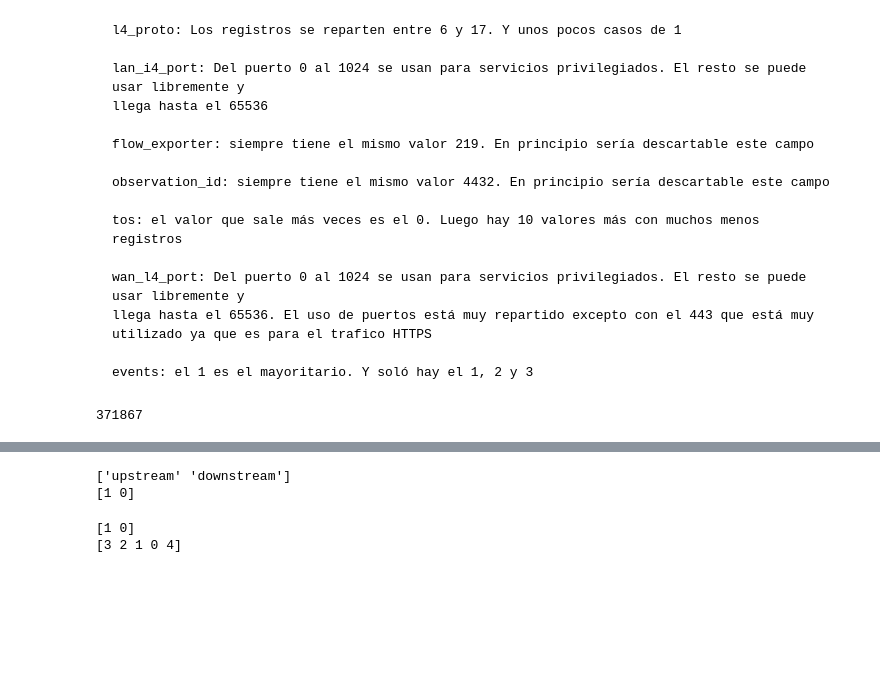
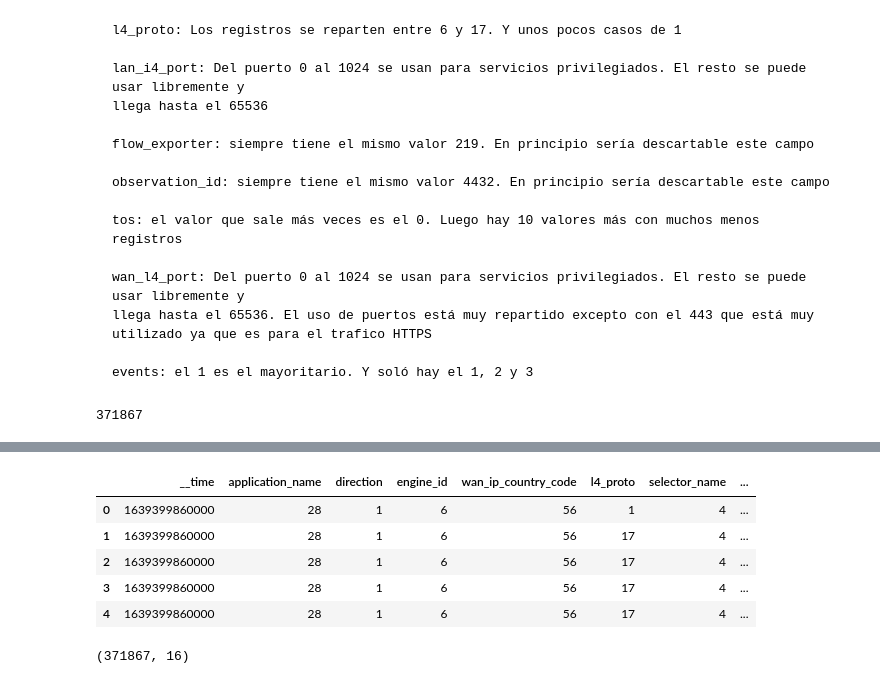
Before and after one commit to elgatovielma/tfm_network_anomalies, a Jupyter notebook: Visualizacion_checkpoint.ipynb, the cells around one changed output, grey strips where cells are left out. Saved outputs shown, nothing was run; the diff lists cells and outputs as text; code cells hidden in the pictures; blank space fills up the shorter version.

```diff
--- a/Visualizacion_checkpoint.ipynb
+++ b/Visualizacion_checkpoint.ipynb
@@ -73,23 +76,3 @@ total_rows = len(df1.index)
 print(total_rows)
 # %% [output]
 371867
-# %%
-for column in df1.columns:
-    null_sum = df1[column].isnull().sum()
-    if null_sum != 0:
-        null_percentage = null_sum / total_rows  * 100
-        if null_percentage >= 50:
-            print(f'Deleted column: {column} ({null_percentage}%)')
-            df1.drop(column, axis=1, inplace=True)
-
-print(f'\n')
-
-for column in df1.columns:
-    if len(df1[column].unique()) == 1:
-        df1.drop(column, axis=1, inplace=True)
-        print(f'Deleted column because of unique value: {column}')
-
-print(f'\n')
-
-print(df1.columns)
-print(len(df1.columns))
@@ -125,6 +94,0 @@ print(df1["application_name"].unique())
-# %%
-# Vamos a hacer drop de la columna "application_id" porque representa lo mismo que "application_name"
-df1.drop("application_id", axis=1, inplace=True)
-# %%
-df1[['application_name']] = df1[['application_name']].apply(lambda col:pd.Categorical(col).codes)
-print(df1["application_name"].unique())
@@ -133,0 +139,2 @@ print(df1["application_name"].unique())
+# %%
+df_no_lan = build_df(df1, drop_lan_features=True)
@@ -134,16 +159,16 @@ print(df1["application_name"].unique())
 # %%
-#print(df1["direction"].unique())
-#df1[['direction']] = df1[['direction']].apply(lambda col:pd.Categorical(col).codes)
-#print(df1["direction"].unique())
+df_no_lan.head()
 # %% [output]
-['upstream' 'downstream']
-[1 0]
+|  | __time | application_name | direction | engine_id | wan_ip_country_code | l4_proto | selector_name | ... |
+| 0 | 1639399860000 | 28 | 1 | 6 | 56 | 1 | 4 | ... |
+| 1 | 1639399860000 | 28 | 1 | 6 | 56 | 17 | 4 | ... |
+| 2 | 1639399860000 | 28 | 1 | 6 | 56 | 17 | 4 | ... |
+| 3 | 1639399860000 | 28 | 1 | 6 | 56 | 17 | 4 | ... |
+| 4 | 1639399860000 | 28 | 1 | 6 | 56 | 17 | 4 | ... |
 # %%
-
-#print(df1["direction"].unique())
-#df1[['engine_id']] = df1[['engine_id']].apply(lambda col:pd.Categorical(col).codes)
-#print(df1["engine_id"].unique())
+X_no_lan = np.array(df_no_lan)
+y_no_lan = np.array(df_no_lan)
+X_no_lan.shape
 # %% [output]
-[1 0]
-[3 2 1 0 4]
+(371867, 16)
 # %%
```
Also changed, not shown: parts of 8 cells of this notebook.
